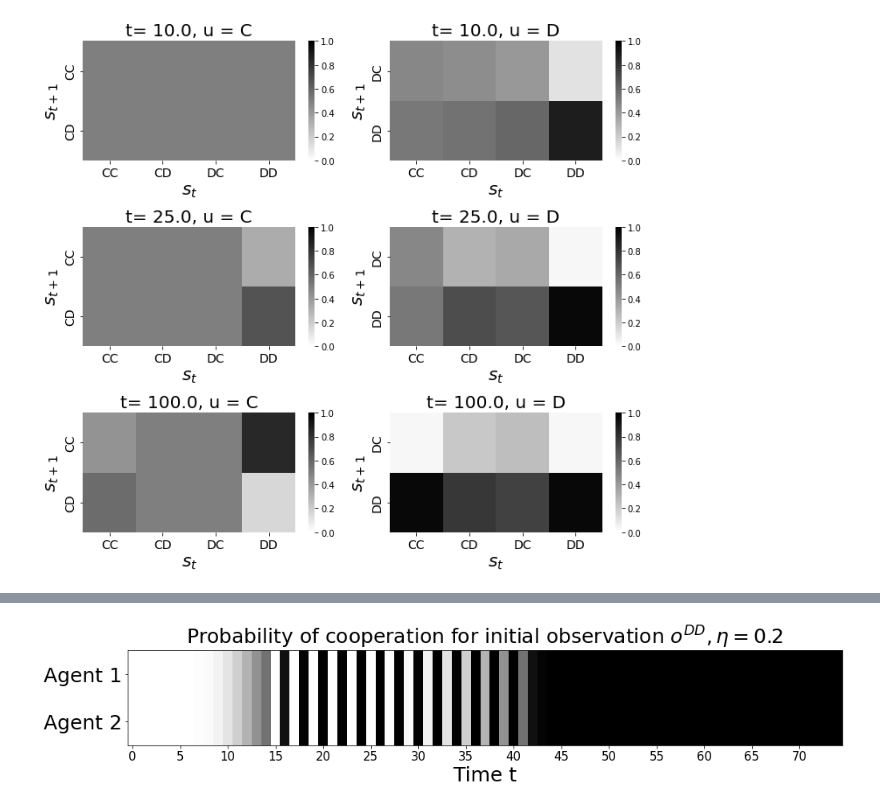
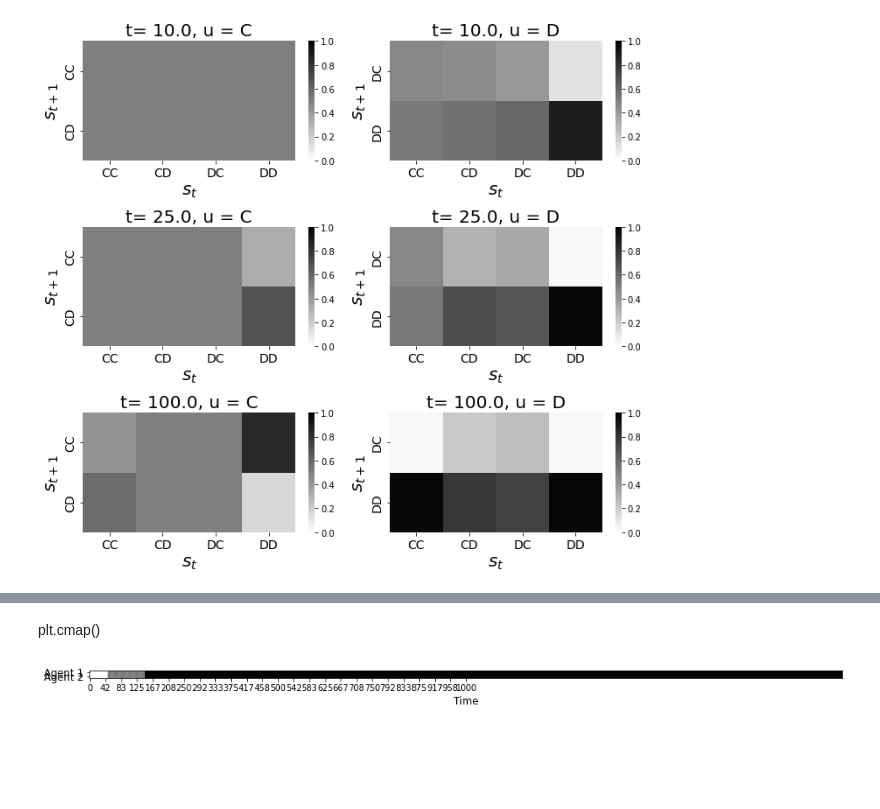
Before and after one commit to daphnedemekas/network-actinf, a Jupyter notebook: prisoners_dilemma/results_deterministic.ipynb, the cells around one changed output, grey strips where cells are left out. Cells and saved outputs as stored; diff of their text form; code cells hidden in the pictures; blank space fills up the shorter version.

Commit message:
new result deterministic

```diff
--- a/prisoners_dilemma/results_deterministic.ipynb
+++ b/prisoners_dilemma/results_deterministic.ipynb
@@ -36,3 +30,13 @@ plt.show()
+# %%
+T = 1000
+agent_1, agent_2, D = construct_2(lr_pB = 0.65,lr_pB_2 = 0.6, factors_to_learn="all")
+from pymdp import utils
+C = utils.obj_array(1)
+C[0] = np.array([3, 1, 4, 2])
+agent_1.C = C
+agent_2.C = C
+
+actions_over_time, B1_over_time, q_pi_over_time, q_s_over_time = sweep_2(agent_1, agent_2, observation_1 = [0], observation_2 = [0],D=D,T=T, sample_style = 'deterministic')
 # %%
 
 fig, ax = plt.subplots(figsize = (16,15))
@@ -154,0 +216,4 @@ sns.heatmap(B1_over_time[-1,2:,:,1,0],cmap = cmap0, vmin = 0, vmax =1)
+# %%
+actions_over_time_all = np.load('actions_over_time_all.npy')
+B1_over_time_all = np.load('B1_over_time_all.npy')
+q_pi_over_time_all = np.load('q_pi_over_time_all.npy')
@@ -155,15 +261,14 @@ sns.heatmap(B1_over_time[-1,2:,:,1,0],cmap = cmap0, vmin = 0, vmax =1)
+# %% [markdown]
+plt.cmap()
 # %%
 
-fig, ax = plt.subplots(figsize = (16,5))
+fig, ax = plt.subplots(figsize = (16,15))
 ax.grid(color='w', which = 'minor', linestyle='-', linewidth=2)
 ax.set_xlabel("Time")
-im = ax.imshow(q_pi_over_time[:75,0,:].T,cmap =cmap0, aspect = 5, vmin=0, vmax =1)
-ax.set_xlabel("Time t",fontsize = 25)
-ax.set_xticks(range(75)[::5],fontsize = 20)
-ax.set_yticks([0, 1], labels=["Agent 1", "Agent 2"],fontsize = 25)
-plt.title("Probability of cooperation for initial observation " + r'$ o^{DD}, \eta = 0.2$',fontsize=25)
-plt.xticks(fontsize=15)
-plt.savefig('Figure 2 defection')
+im = ax.imshow(actions_over_time_all[:,:,3,3,0].T,cmap ='gray', aspect = 10, vmin=0, vmax =1)
+ax.set_xlabel("Time",fontsize = 12)
+ax.set_xticks(np.linspace(0,T,25),fontsize = 12)
+ax.set_yticks([0, 1], labels=["Agent 1", "Agent 2"],fontsize = 12)
 plt.show()
 # %% [output]
-[figure, old version]
+[figure, new version]
```
Also changed, not shown: parts of 36 cells of this notebook.
